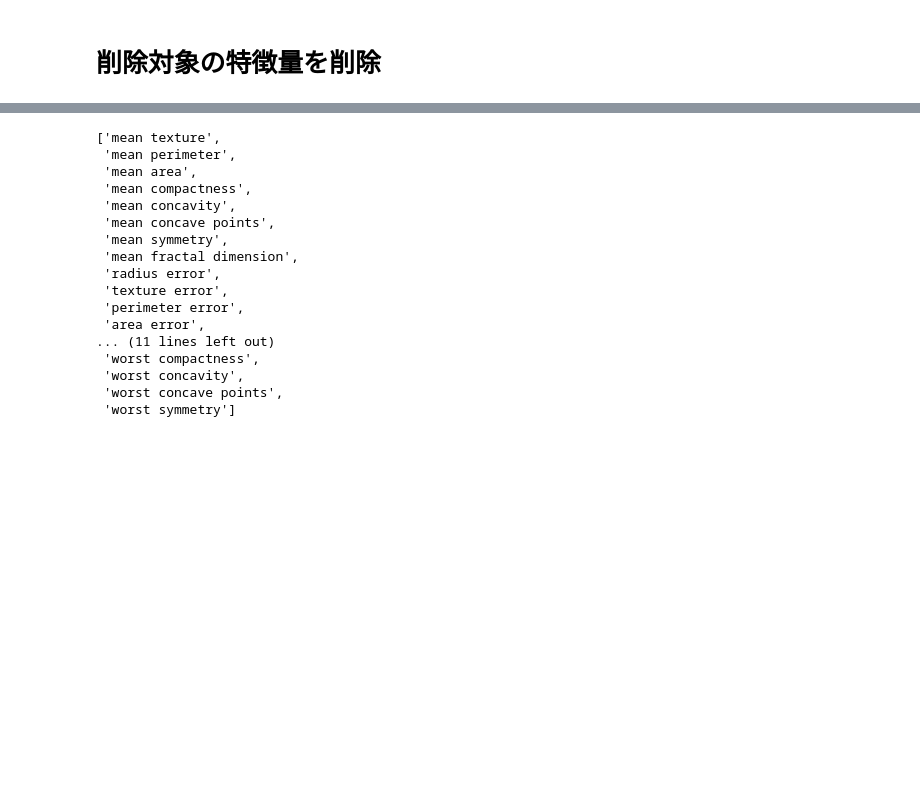
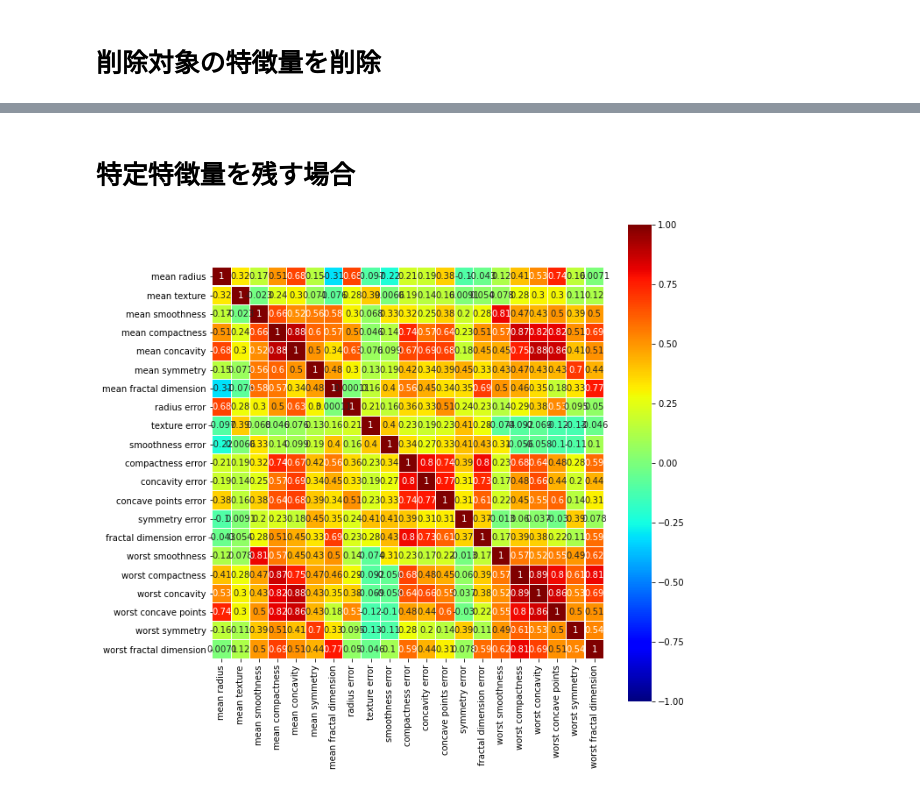
Before and after one commit to Data-Anal-Ojisan/DataAnalOji.hatena.sample, a Jupyter notebook: python_samples/blog_drop_highly_correlated_features.ipynb, the cells around one changed output, grey strips where cells are left out. Drawn from its saved outputs; the diff is of its cells as text; code cells hidden in the pictures; blank space fills up the shorter version.

```diff
--- a/python_samples/blog_drop_highly_correlated_features.ipynb
+++ b/python_samples/blog_drop_highly_correlated_features.ipynb
@@ -100,22 +100,25 @@ plt.show()
-# %%
-list_drop.remove("mean perimeter")
-# %%
-to_drop
-# %% [output]
-['mean texture',
- 'mean perimeter',
- 'mean area',
- 'mean compactness',
- 'mean concavity',
- 'mean concave points',
- 'mean symmetry',
- 'mean fractal dimension',
- 'radius error',
- 'texture error',
- 'perimeter error',
- 'area error',
-... (11 lines left out)
- 'worst compactness',
- 'worst concavity',
- 'worst concave points',
- 'worst symmetry']
+# %% [markdown]
+# 特定特徴量を残す場合
+# %%
+# ドロップする列名のリストから残したい列名を外す
+list_drop.remove('worst concave points')
+
+# 特徴量の削除
+X_dropped = X.drop(list_drop, axis=1)
+
+# グラフ描画領域の作成
+plt.figure(figsize=(10, 10))
+
+# 相関係数のヒートマップを描画
+sns.heatmap(X_dropped.corr(),
+            cmap='jet',
+            square=True,
+            linewidths=0.1,
+            vmax=1,
+            vmin=-1,
+            center=0,
+            annot=True)
+
+plt.show()
+# %% [output]
+[figure, added]
```
Also changed, not shown: parts of 3 cells of this notebook.
